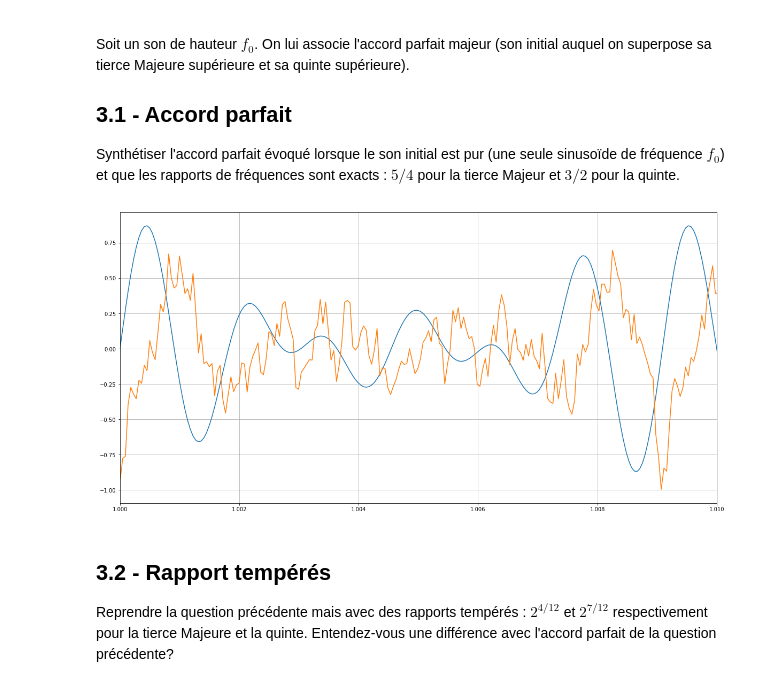
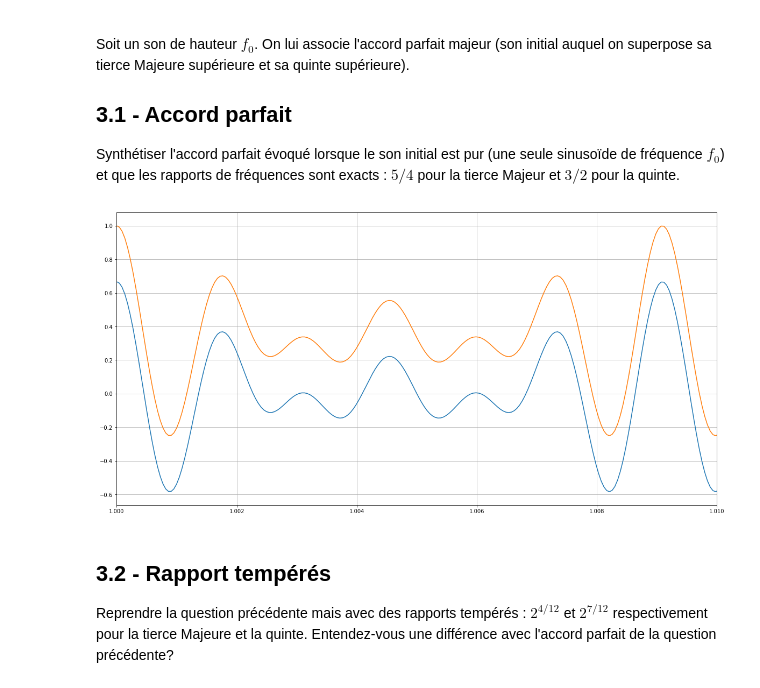
Before and after one commit to guillaume-haerinck/imac-tp-signal, a Jupyter notebook: tp-02-gain-phase/rendu-tp-02.ipynb, the cells around one changed output. Saved outputs shown, nothing was run; the diff lists cells and outputs as text; code cells hidden in the pictures.

```diff
--- a/tp-02-gain-phase/rendu-tp-02.ipynb
+++ b/tp-02-gain-phase/rendu-tp-02.ipynb
@@ -434,33 +434,32 @@ def gain(N):
 
     return Gain
 # %%
-def sinusPeriodique(t, f0):
-    T0 = 1/f0
-    return np.sin(2 * np.pi * f0 * t) * 0.3
+def sinusoide(t, f0):
+    return np.cos(2 * np.pi * f0 * t) + 1/2
 
-N = 20
+N = 1 # Une seule harmonique
 Fs = 22050
 Ts = 1/Fs
 duration = 2
 t = np.arange(0, duration, Ts)
-Gain = gain(N)
-Phase = phase(N)
+Gain = np.ones(N)
+Phase = np.zeros(N)
 
 la = creer_signal_periodique(Phase, Gain, 440, t, Fs)
 laQuinte = creer_signal_periodique(Phase, Gain, 3/2 * 440, t, Fs)
 laTierce = creer_signal_periodique(Phase, Gain, 5/4 * 440, t, Fs)
 accordParfait = creer_signal(la.x + laQuinte.x + laTierce.x, Fs)
 
 plt.figure(1, figsize = (20, 10))
-plt.plot(t, sinusPeriodique(t, 440) + sinusPeriodique(t, 3/2 * 440) + sinusPeriodique(t, 5/4 * 440))
+plt.plot(t, normaliser_son_mono(sinusoide(t, 440) + sinusoide(t, 3/2 * 440) + sinusoide(t, 5/4 * 440))-1/3)
 plt.plot(t, accordParfait.x)
 plt.grid()
 plt.xlim(1, 1.01)
 plt.show()
 
-enregistrer_son("signal_parfait_P3_1.wav", accordParfait, 22050)
+enregistrer_son("signal_parfait_P3_1.wav", accordParfait, Fs)
 # %% [output]
-[figure, old version]
+[figure, new version]
 # %% [markdown]
 ## 3.2 - Rapport tempérés
 
```
Also changed, not shown: parts of 3 cells of this notebook.
